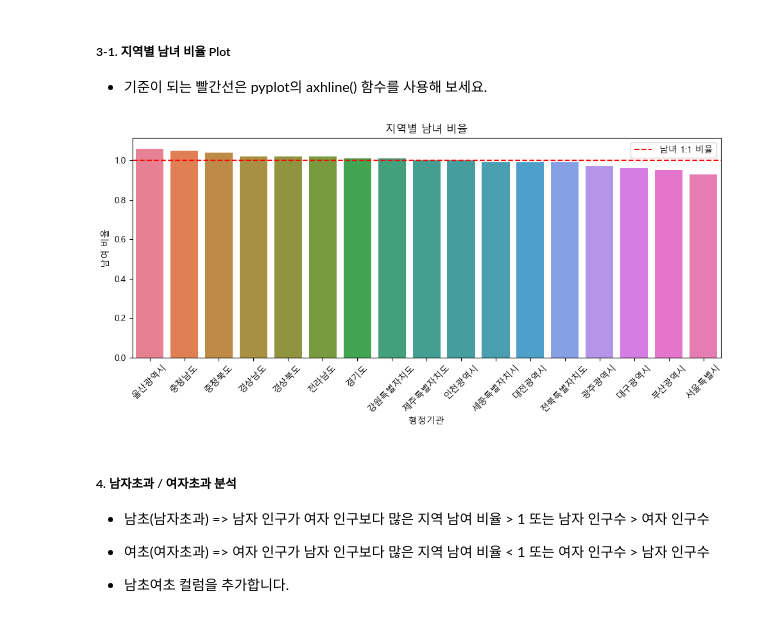
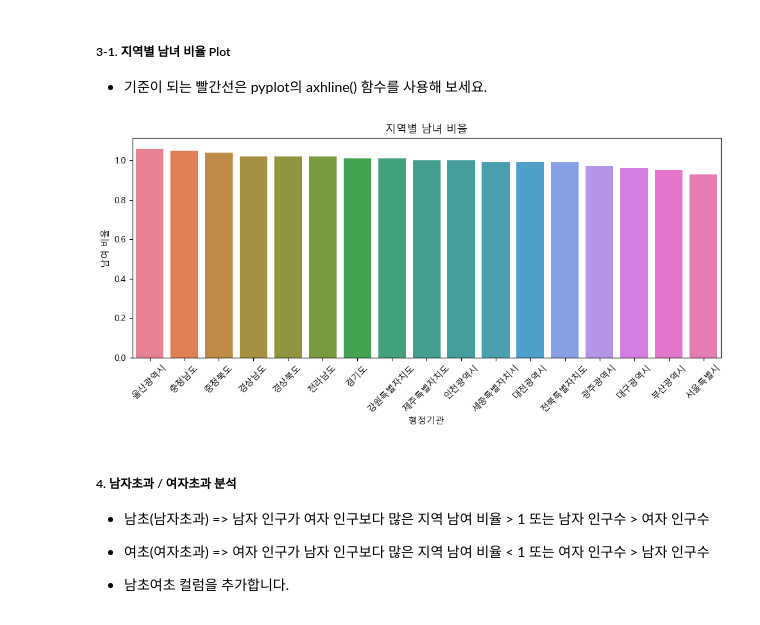
Before and after one commit to WorkSpaceForHanmg/Python_Webscraping_Analysis, a Jupyter notebook: 연습문제/04_인구현황분석.ipynb, the cells around one changed output. Cells and saved outputs as stored; diff of their text form; code cells hidden in the pictures.

```diff
--- a/연습문제/04_인구현황분석.ipynb
+++ b/연습문제/04_인구현황분석.ipynb
@@ -120,8 +128,14 @@ print("3. 남녀 비율 분석")
 * 기준이 되는 빨간선은 pyplot의 axhline() 함수를 사용해 보세요.
 # %%
 plt.figure(figsize=(10,5))
+sns.barplot(data = df.sort_values(by = '남여 비율', ascending=False), x = '행정기관', y = '남여 비율', hue = '행정기관')
+
+plt.xticks(rotation=45)
+plt.title('지역별 남녀 비율')
+plt.tight_layout()
+plt.show()
 # %% [output]
-[figure, old version]
+[figure, new version]
 # %% [markdown]
 ##### 4. 남자초과 / 여자초과 분석
 * 남초(남자초과) => 남자 인구가 여자 인구보다 많은 지역	남여 비율 > 1 또는 남자 인구수 > 여자 인구수
```
Also changed, not shown: parts of 9 cells of this notebook.
